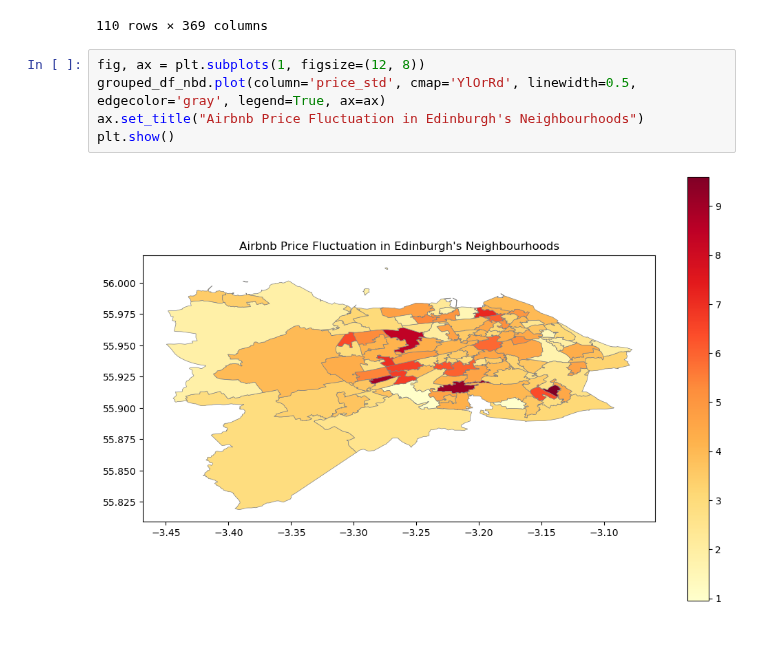
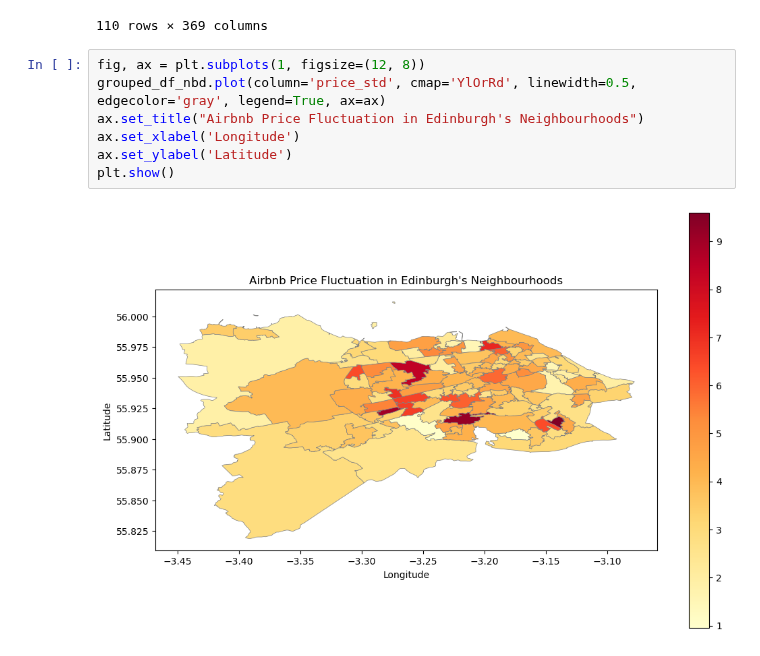
Before and after one commit to Arnesh997/FDS-Airbnb, a Jupyter notebook: main_3_arnesh_1.ipynb, the cells around one changed output. Cells and saved outputs as stored; diff of their text form.

```diff
--- a/main_3_arnesh_1.ipynb
+++ b/main_3_arnesh_1.ipynb
@@ -323,7 +323,9 @@ grouped_df_nbd
 # %%
 fig, ax = plt.subplots(1, figsize=(12, 8))
 grouped_df_nbd.plot(column='price_std', cmap='YlOrRd', linewidth=0.5, edgecolor='gray', legend=True, ax=ax)
 ax.set_title("Airbnb Price Fluctuation in Edinburgh's Neighbourhoods")
+ax.set_xlabel('Longitude')
+ax.set_ylabel('Latitude')
 plt.show()
 # %% [output]
-[figure, old version]
+[figure, new version]
```
